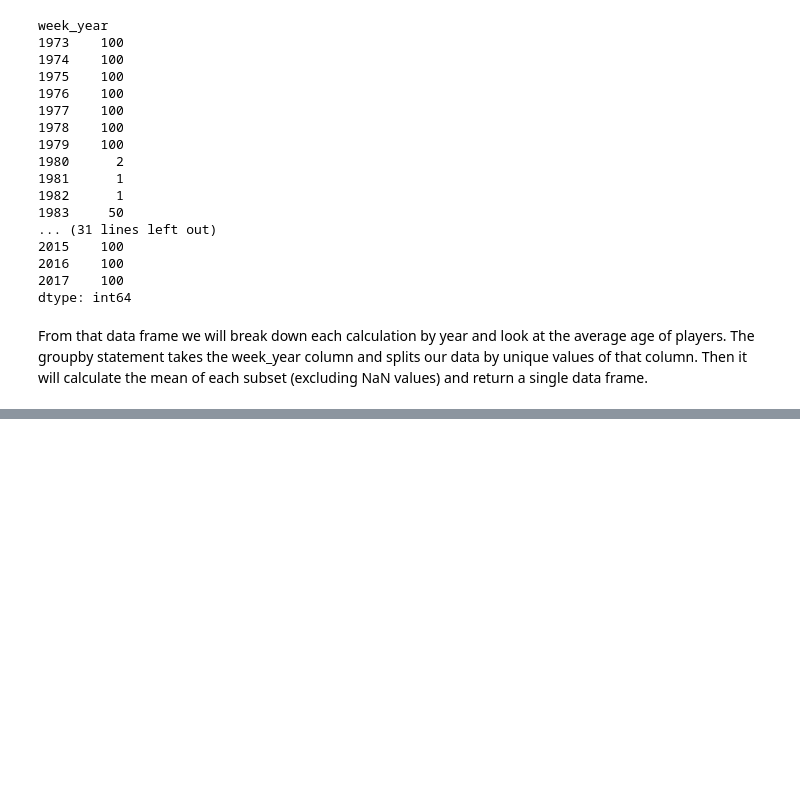
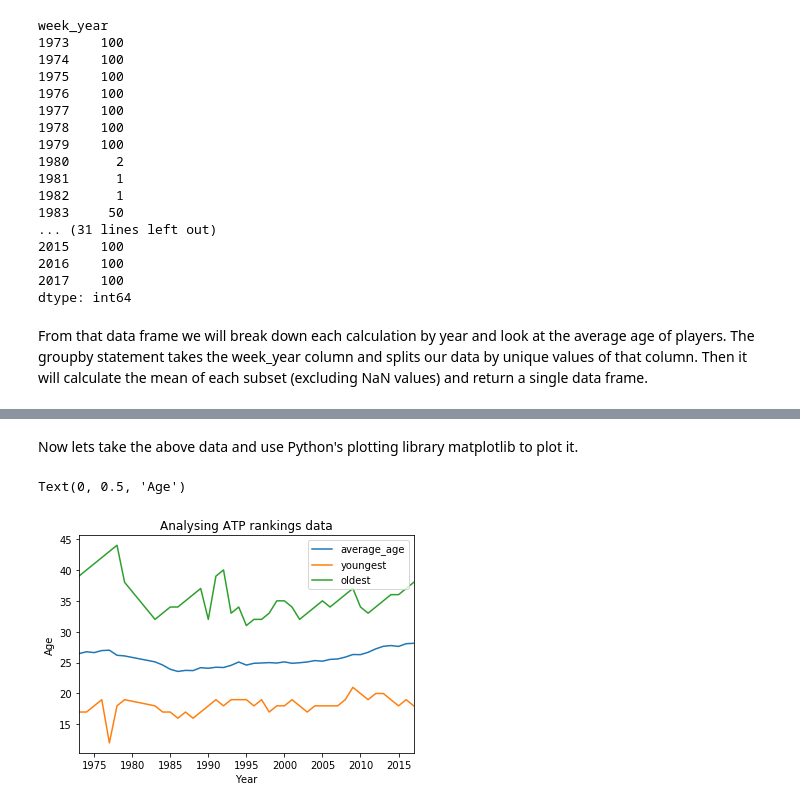
Before and after one commit to tuule/atp-rankings-stats, a Jupyter notebook: atp-rankings-stats.ipynb, the cells around one changed output, grey strips where cells are left out. Saved outputs shown, nothing was run; the diff lists cells and outputs as text; code cells hidden in the pictures; blank space fills up the shorter version.

Commit message:
added graphs to the notebook file

```diff
--- a/atp-rankings-stats.ipynb
+++ b/atp-rankings-stats.ipynb
@@ -135,3 +135,6 @@ week_year
 dtype: int64
 # %% [markdown]
 From that data frame we will break down each calculation by year and look at the average age of players. The groupby statement takes the week_year column and splits our data by unique values of that column. Then it will calculate the mean of each subset (excluding NaN values) and return a single data frame.
+# %%
+average_age = appended_df.groupby('week_year')['player_age'].agg(average_age=pd.NamedAgg(column='average_age', aggfunc='mean'), youngest=pd.NamedAgg(column='youngest', aggfunc='min'), oldest=pd.NamedAgg(column='oldest', aggfunc='max'))
+average_age.head(n=10)
@@ -137,0 +172,10 @@ From that data frame we will break down each calculation by year and look at the
+# %% [markdown]
+Now lets take the above data and use Python's plotting library matplotlib to plot it.
+# %%
+data_graph = clean_data.plot()
+data_graph.set_title('Analysing ATP rankings data')
+data_graph.set_xlabel('Year')
+data_graph.set_ylabel('Age')
+# %% [output]
+Text(0, 0.5, 'Age')
+[figure, added]
```
Also changed, not shown: parts of 27 cells of this notebook.
